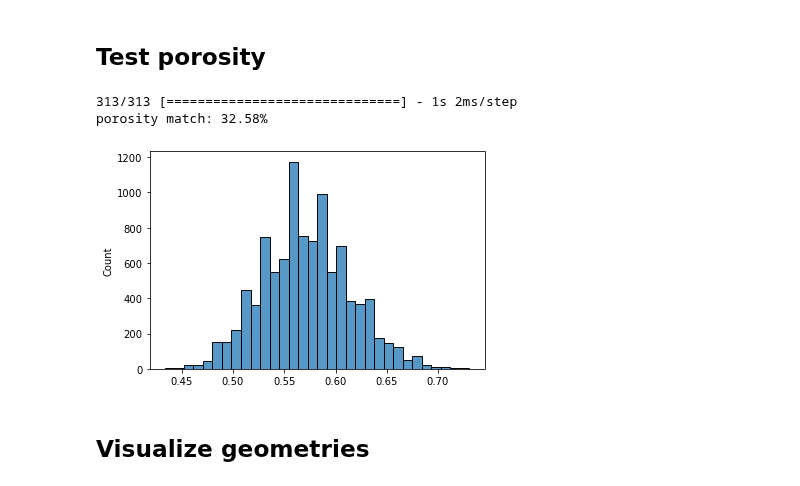
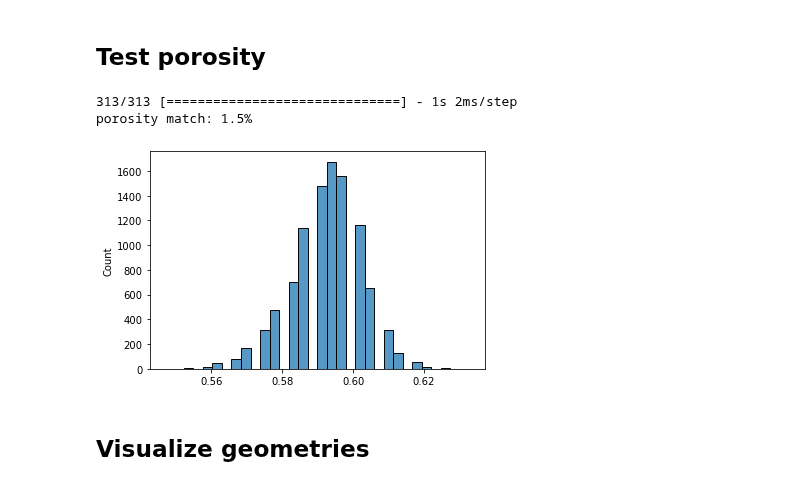
Before and after one commit to lucascbarbosa/INT, a Jupyter notebook: Manufatura Aditiva/Simulacao-GAN/Pipeline/3- Machine_learning/GAN/GAN.ipynb, the cells around one changed output. Drawn from its saved outputs; the diff is of its cells as text; code cells hidden in the pictures.

```diff
--- a/Manufatura Aditiva/Simulacao-GAN/Pipeline/3- Machine_learning/GAN/GAN.ipynb
+++ b/Manufatura Aditiva/Simulacao-GAN/Pipeline/3- Machine_learning/GAN/GAN.ipynb
@@ -479,36 +491,36 @@ with imageio.get_writer(gif_filename, mode='I') as writer:
 ## Test porosity
 # %%
 # select models
-epoch = 190
+epoch = 80
 G_files = os.listdir(tmp_models_dir)
 for i in range(len(G_files)):
     G_file = G_files[i]
     if int(G_file.split('_')[1]) == epoch:
         G = load_model(tmp_models_dir+G_file)
 
 test_size = 10000
 X_test = generate_input_G(input_G,test_size)
 
 generated_geoms,_ = G.predict(X_test)
 
 porosities =  []
 pors = []
 desired_porosity = 0.55
 tol = 0.02
 
 for generated_geom in generated_geoms:
     p = generated_geom.ravel().round()
     p = 1 - p.sum()/p.shape[0]
     if p <= desired_porosity+tol and p >= desired_porosity-tol:
         pors.append(p)
     porosities.append(p)
 
 sns.histplot(porosities,bins=32);
 print(f'porosity match: {100*len(pors)/len(porosities)}%')
 # %% [output]
 313/313 [==============================] - 1s 2ms/step
-porosity match: 32.58%
+porosity match: 1.5%
-[figure, old version]
+[figure, new version]
 # %% [markdown]
 ## Visualize geometries
 # %%
```
Also changed, not shown: parts of 5 cells of this notebook, 21 other files.
